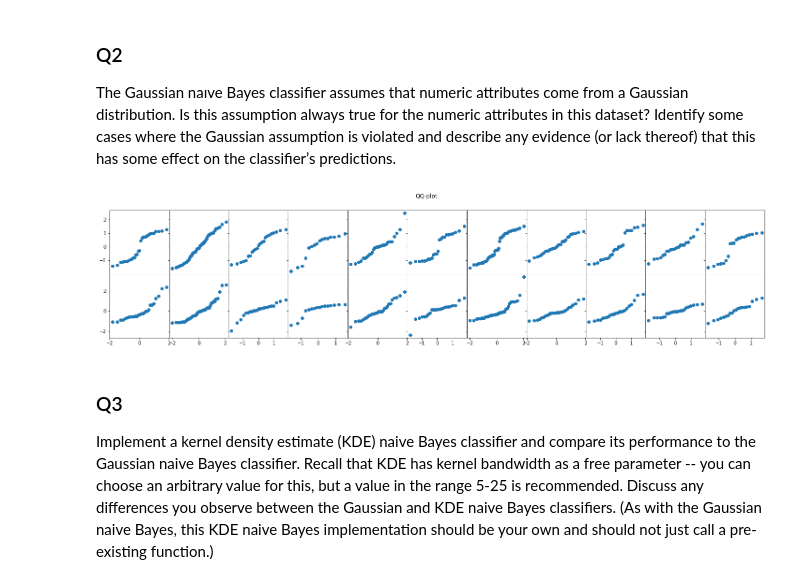
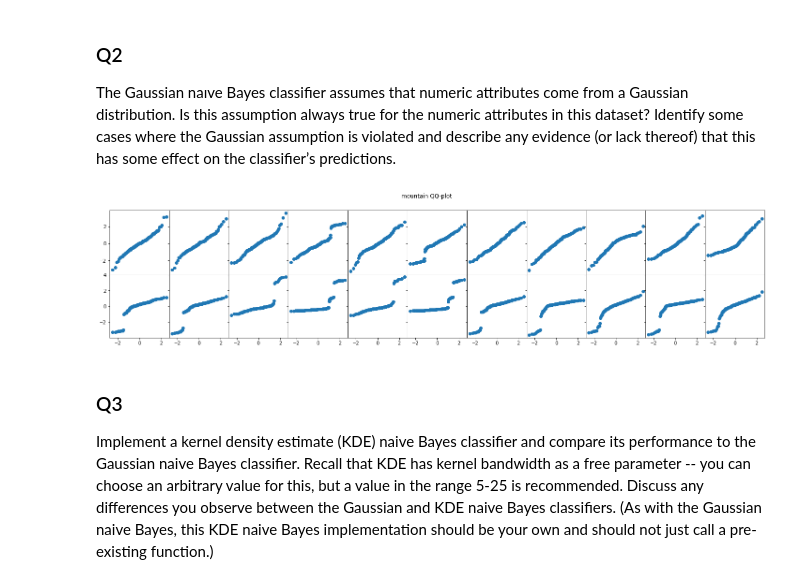
Before and after one commit to tzhern/COMP30027-Project-1-private, a Jupyter notebook: assignment_1.ipynb, the cells around one changed output. Drawn from its saved outputs; the diff is of its cells as text; code cells hidden in the pictures.

```diff
--- a/assignment_1.ipynb
+++ b/assignment_1.ipynb
@@ -343,15 +347,21 @@ F-score with Micro-averaging     : 0.75
 ### Q2
 The Gaussian naıve Bayes classifier assumes that numeric attributes come from a Gaussian distribution. Is this assumption always true for the numeric attributes in this dataset? Identify some cases where the Gaussian assumption is violated and describe any evidence (or lack thereof) that this has some effect on the classifier’s predictions.
 # %%
-
-def plot_qq(train_path, pose):
-    headers = ['Pose', 'x1', 'x2', 'x3', 'x4', 'x5', 'x6', 'x7', 'x8', 'x9', 'x10', 'x11', 'y1', 'y2', 'y3', 'y4', 'y5', 'y6', 'y7', 'y8', 'y9', 'y10', 'y11']
-    df_train = pd.read_csv(train_path, names=headers)
+def plot_qq(df_train, pose):
+    """
+    Notes:
+    1) plot QQ-plot for each feature for pose input
+    ----------
+    Parameters
+    ----------
+    df_train    : train dataframe dataset
+    pose        : pose list
+    """
 
     fig = plt.figure(figsize=(25,5))
     gs = fig.add_gridspec(2, 11, hspace=0, wspace=0)
     ((ax1, ax2, ax3, ax4, ax5, ax6, ax7, ax8, ax9, ax10, ax11), (ax12, ax13, ax14, ax15, ax16, ax17, ax18, ax19, ax20, ax21, ax22)) = gs.subplots(sharex='col', sharey='row')
-    fig.suptitle('QQ-plot')
+    fig.suptitle(str(pose) + ' QQ-plot')
 
     i = 0
     subplots = ((ax1, ax2, ax3, ax4, ax5, ax6, ax7, ax8, ax9, ax10, ax11), (ax12, ax13, ax14, ax15, ax16, ax17, ax18, ax19, ax20, ax21, ax22))
@@ -369,13 +379,16 @@ def plot_qq(train_path, pose):
                 tq.append(scipy.stats.norm.ppf(j))
             plot.scatter(tq, z)
             i += 1
-
-
-train_path = 'data/train.csv'
-pose = 'childs'
-plot_qq(train_path, pose)
-# %% [output]
-[figure, removed]
+# %%
+# Question 2 answer
+
+train_path = 'data/train.csv'
+headers = ['Pose', 'x1', 'x2', 'x3', 'x4', 'x5', 'x6', 'x7', 'x8', 'x9', 'x10', 'x11', 'y1', 'y2', 'y3', 'y4', 'y5', 'y6', 'y7', 'y8', 'y9', 'y10', 'y11']
+df_train = pd.read_csv(train_path, names=headers)
+pose = 'mountain'
+plot_qq(df_train, pose)
+# %% [output]
+[figure, added]
 # %% [markdown]
 ### Q3
 Implement a kernel density estimate (KDE) naive Bayes classifier and compare its performance to the Gaussian naive Bayes classifier. Recall that KDE has kernel bandwidth as a free parameter -- you can choose an arbitrary value for this, but a value in the range 5-25 is recommended. Discuss any differences you observe between the Gaussian and KDE naive Bayes classifiers. (As with the Gaussian naive Bayes, this KDE naive Bayes implementation should be your own and should not just call a pre-existing function.)
```
Also changed, not shown: parts of 4 cells of this notebook.
